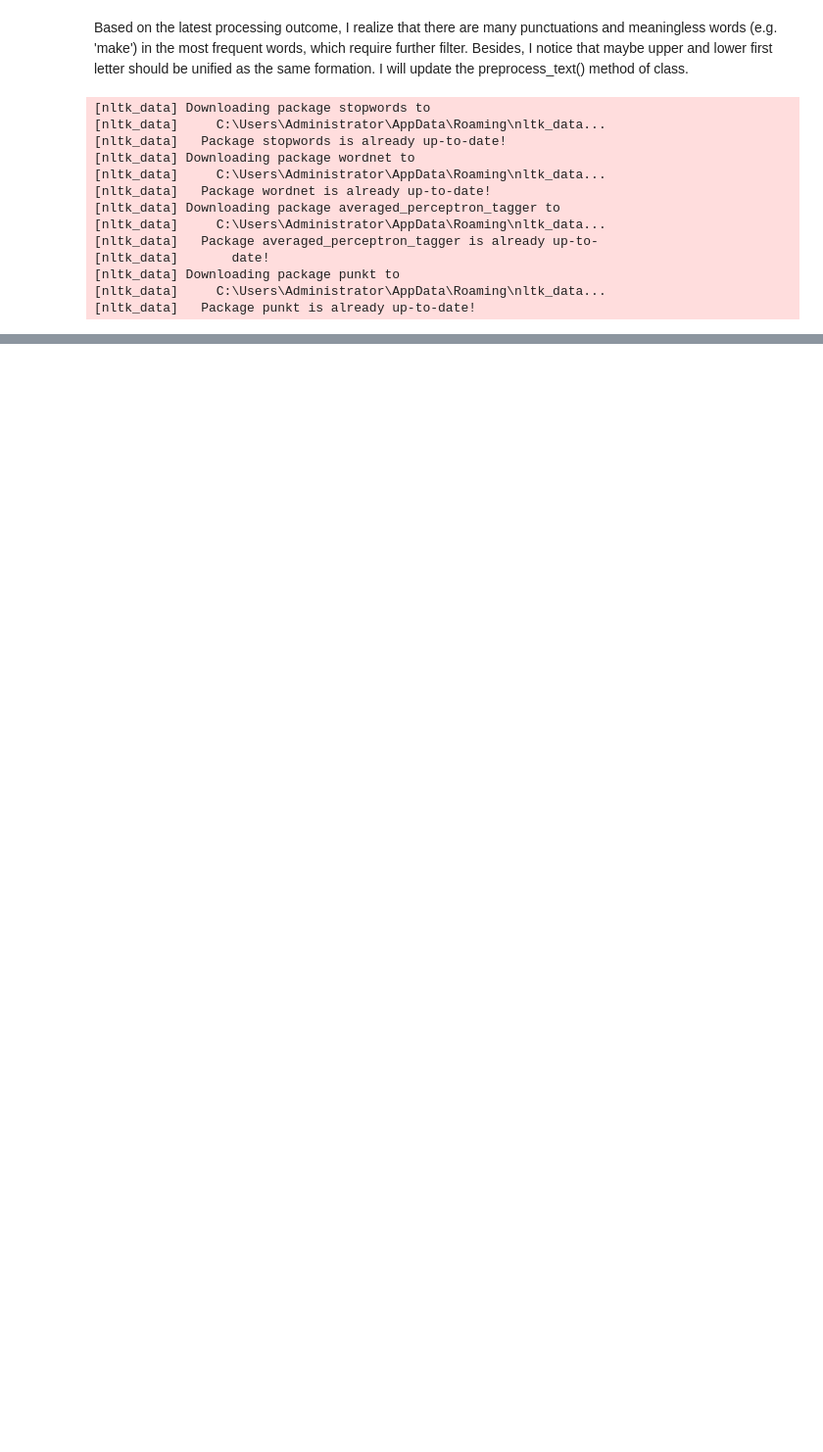
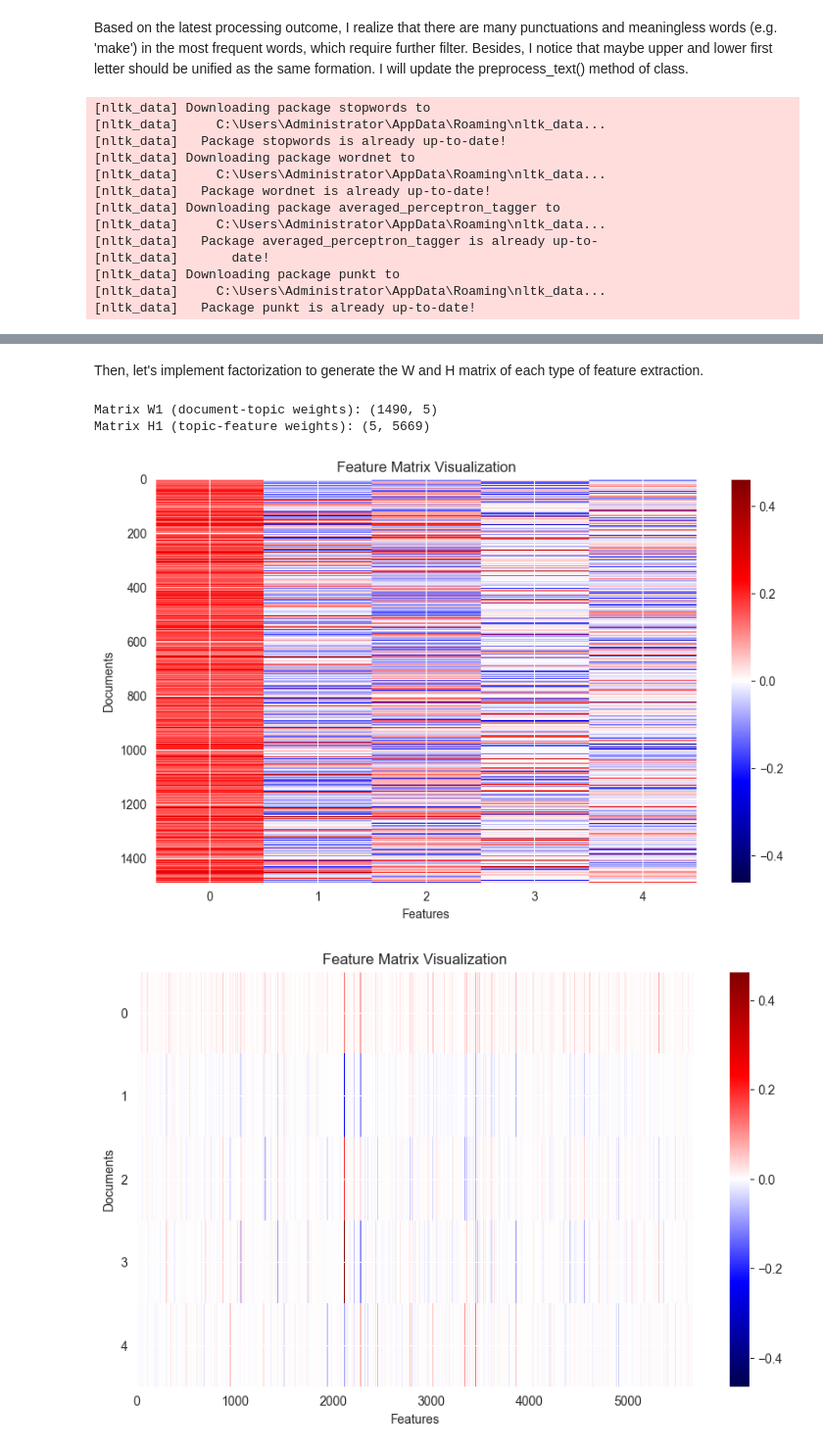
Before and after one commit to scihhl/BBC-news-classification, a Jupyter notebook: text_handle.ipynb, the cells around one changed output, grey strips where cells are left out. Shown at 98% size. Drawn from its saved outputs; the diff is of its cells as text; code cells hidden in the pictures; blank space fills up the shorter version.

```diff
--- a/text_handle.ipynb
+++ b/text_handle.ipynb
@@ -419,0 +554,15 @@ Next, I would follow the guidance to
+# %% [markdown]
+Then, let's implement factorization to generate the W and H matrix of each type of feature extraction.
+# %%
+W1, H1 = tfidf_extractor.apply_matrix_factorization(method='SVD')
+
+print("Matrix W1 (document-topic weights):", W1.shape)
+print("Matrix H1 (topic-feature weights):", H1.shape)
+
+tfidf_extractor.visualize_features(W1)
+tfidf_extractor.visualize_features(H1)
+# %% [output]
+Matrix W1 (document-topic weights): (1490, 5)
+Matrix H1 (topic-feature weights): (5, 5669)
+[figure, added]
+[figure, added]
```
Also changed, not shown: parts of 25 cells of this notebook, 1 other file.
